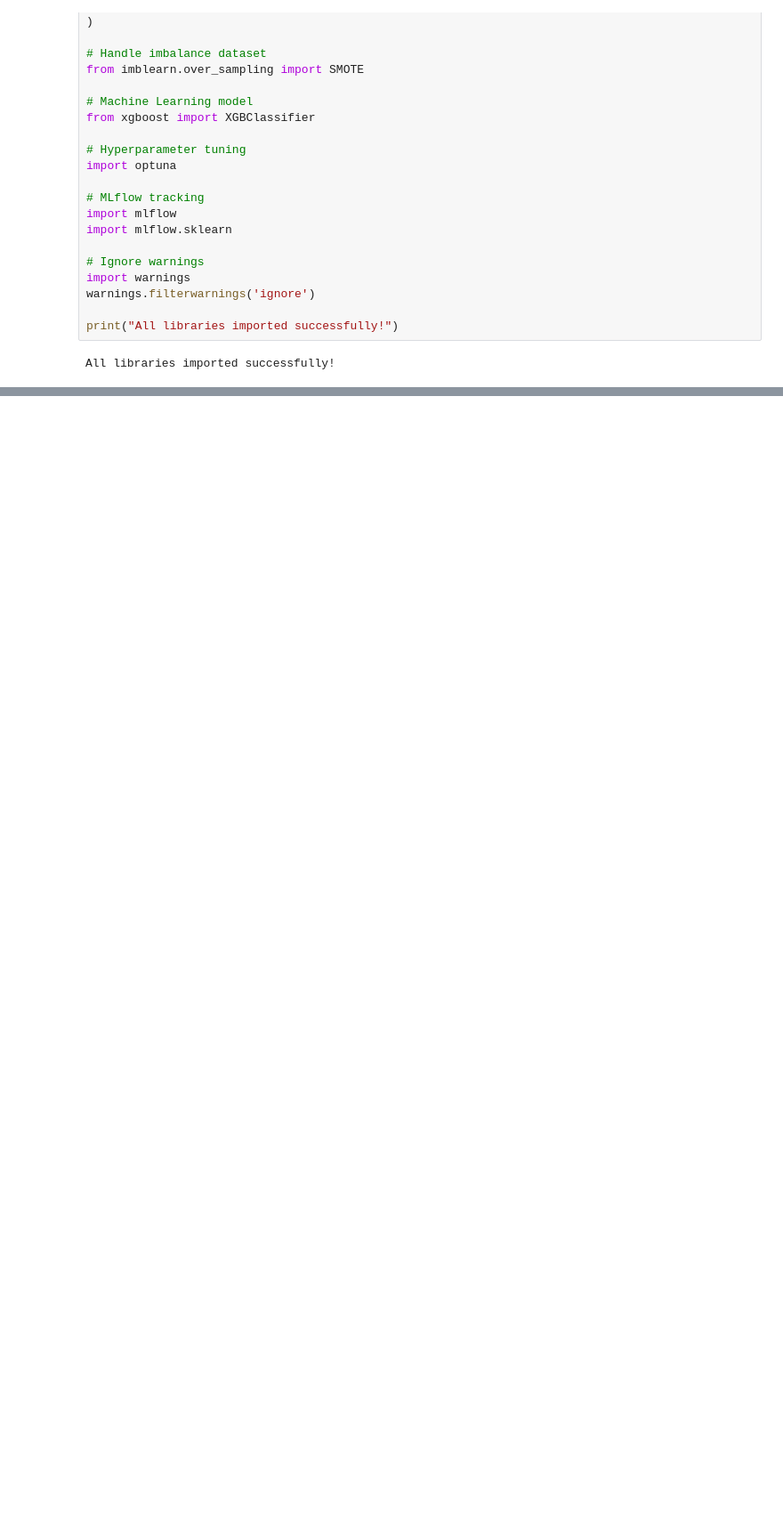
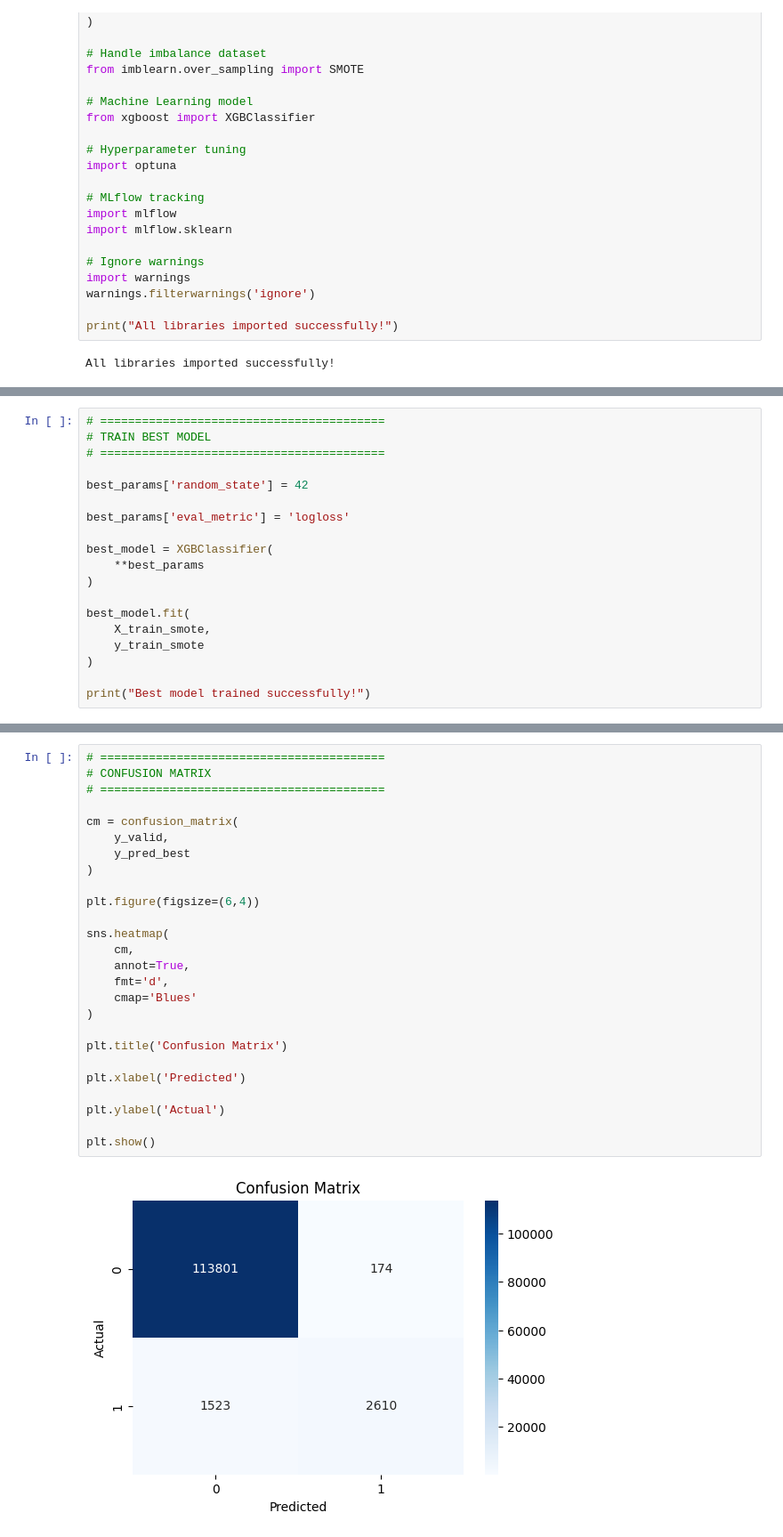
Before and after one commit to erdijova/midterm-machine-learning-uts, a Jupyter notebook: notebooks/fraud_detection.ipynb, the cells around one changed output, grey strips where cells are left out. Shown at 89% size. Drawn from its saved outputs; the diff is of its cells as text; blank space fills up the shorter version.

```diff
--- a/notebooks/fraud_detection.ipynb
+++ b/notebooks/fraud_detection.ipynb
@@ -46,0 +566,19 @@ All libraries imported successfully!
+# %%
+# =========================================
+# TRAIN BEST MODEL
+# =========================================
+
+best_params['random_state'] = 42
+
+best_params['eval_metric'] = 'logloss'
+
+best_model = XGBClassifier(
+    **best_params
+)
+
+best_model.fit(
+    X_train_smote,
+    y_train_smote
+)
+
+print("Best model trained successfully!")
@@ -46,0 +633,28 @@ All libraries imported successfully!
+# %%
+# =========================================
+# CONFUSION MATRIX
+# =========================================
+
+cm = confusion_matrix(
+    y_valid,
+    y_pred_best
+)
+
+plt.figure(figsize=(6,4))
+
+sns.heatmap(
+    cm,
+    annot=True,
+    fmt='d',
+    cmap='Blues'
+)
+
+plt.title('Confusion Matrix')
+
+plt.xlabel('Predicted')
+
+plt.ylabel('Actual')
+
+plt.show()
+# %% [output]
+[figure, added]
```
Also changed, not shown: parts of 57 cells of this notebook.
